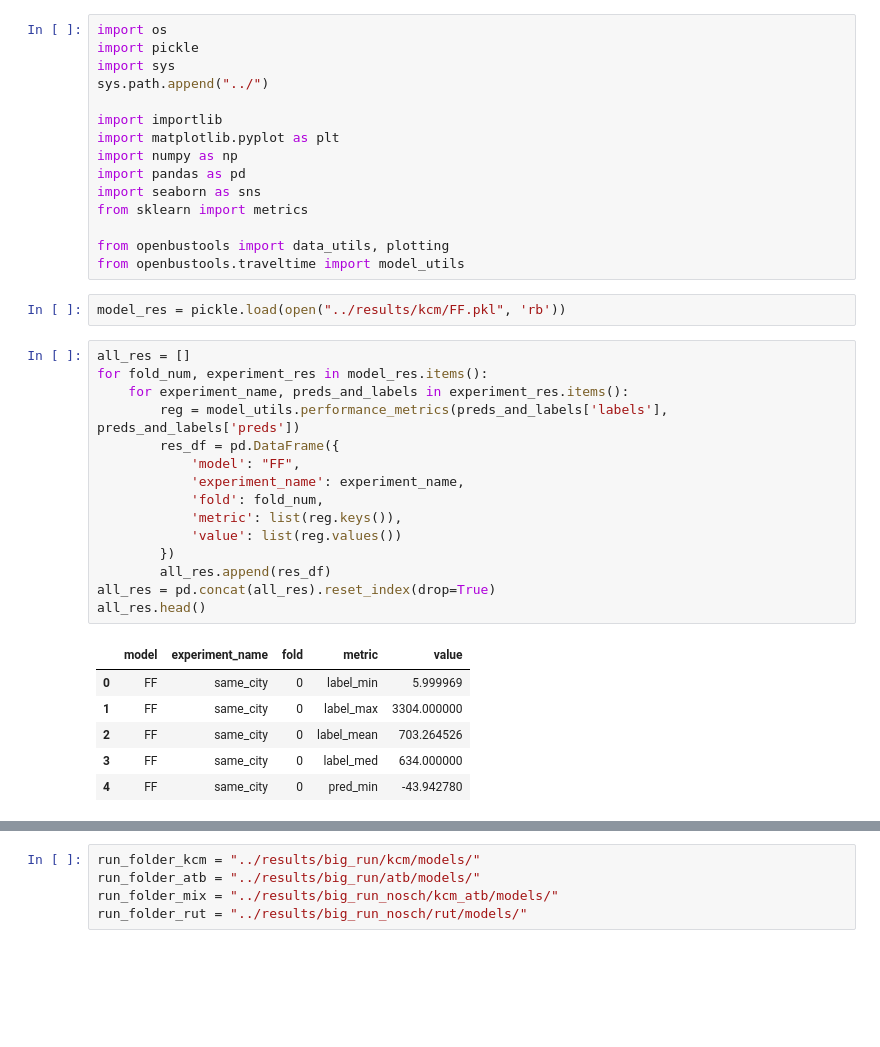
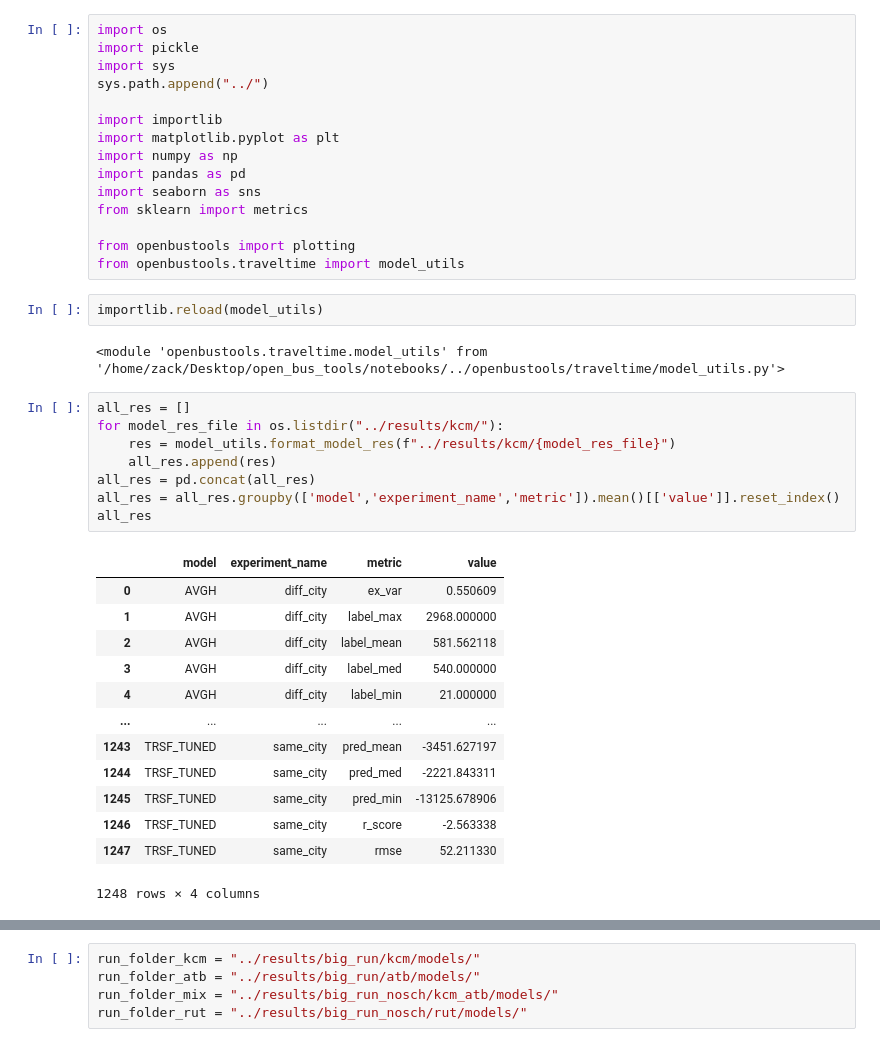
Before and after one commit to zackAemmer/open_bus_tools, a Jupyter notebook: notebooks/explore_results.ipynb, the cells around one changed output, grey strips where cells are left out. Saved outputs shown, nothing was run; the diff lists cells and outputs as text; blank space fills up the shorter version.

```diff
--- a/notebooks/explore_results.ipynb
+++ b/notebooks/explore_results.ipynb
@@ -11,29 +11,31 @@ import pandas as pd
 import seaborn as sns
 from sklearn import metrics
 
-from openbustools import data_utils, plotting
+from openbustools import plotting
 from openbustools.traveltime import model_utils
-# %%
-model_res = pickle.load(open("../results/kcm/FF.pkl", 'rb'))
-# %%
-all_res = []
-for fold_num, experiment_res in model_res.items():
-    for experiment_name, preds_and_labels in experiment_res.items():
-        reg = model_utils.performance_metrics(preds_and_labels['labels'], preds_and_labels['preds'])
-        res_df = pd.DataFrame({
-            'model': "FF",
-            'experiment_name': experiment_name,
-            'fold': fold_num,
-            'metric': list(reg.keys()),
-            'value': list(reg.values())
-        })
-        all_res.append(res_df)
-all_res = pd.concat(all_res).reset_index(drop=True)
-all_res.head()
-# %% [output]
-|  | model | experiment_name | fold | metric | value |
-| 0 | FF | same_city | 0 | label_min | 5.999969 |
-| 1 | FF | same_city | 0 | label_max | 3304.000000 |
-| 2 | FF | same_city | 0 | label_mean | 703.264526 |
-| 3 | FF | same_city | 0 | label_med | 634.000000 |
-| 4 | FF | same_city | 0 | pred_min | -43.942780 |
+# %%
+importlib.reload(model_utils)
+# %% [output]
+<module 'openbustools.traveltime.model_utils' from '/home/zack/Desktop/open_bus_tools/notebooks/../openbustools/traveltime/model_utils.py'>
+# %%
+all_res = []
+for model_res_file in os.listdir("../results/kcm/"):
+    res = model_utils.format_model_res(f"../results/kcm/{model_res_file}")
+    all_res.append(res)
+all_res = pd.concat(all_res)
+all_res = all_res.groupby(['model','experiment_name','metric']).mean()[['value']].reset_index()
+all_res
+# %% [output]
+|  | model | experiment_name | metric | value |
+| 0 | AVGH | diff_city | ex_var | 0.550609 |
+| 1 | AVGH | diff_city | label_max | 2968.000000 |
+| 2 | AVGH | diff_city | label_mean | 581.562118 |
+| 3 | AVGH | diff_city | label_med | 540.000000 |
+| 4 | AVGH | diff_city | label_min | 21.000000 |
+| ... | ... | ... | ... | ... |
+| 1243 | TRSF_TUNED | same_city | pred_mean | -3451.627197 |
+| 1244 | TRSF_TUNED | same_city | pred_med | -2221.843311 |
+| 1245 | TRSF_TUNED | same_city | pred_min | -13125.678906 |
+| 1246 | TRSF_TUNED | same_city | r_score | -2.563338 |
+| 1247 | TRSF_TUNED | same_city | rmse | 52.211330 |
+1248 rows × 4 columns
```
Also changed, not shown: parts of 2 cells of this notebook, 7 other files.
